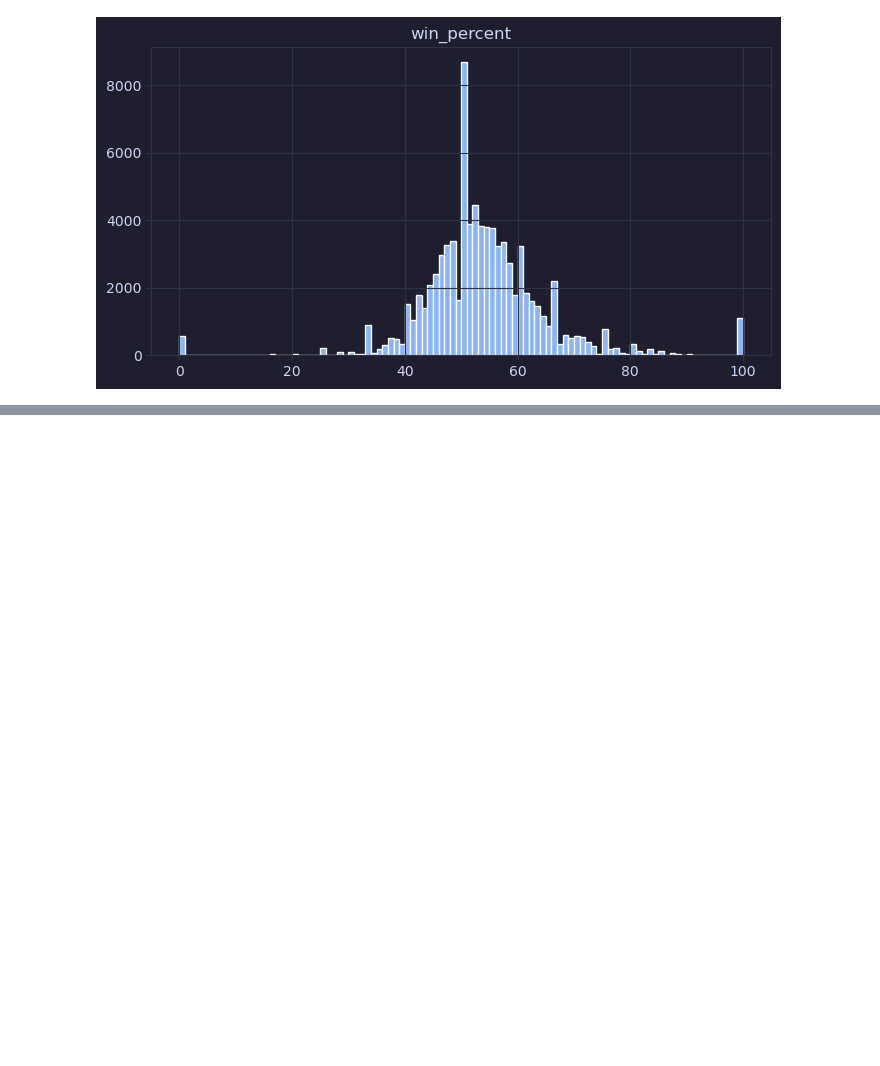
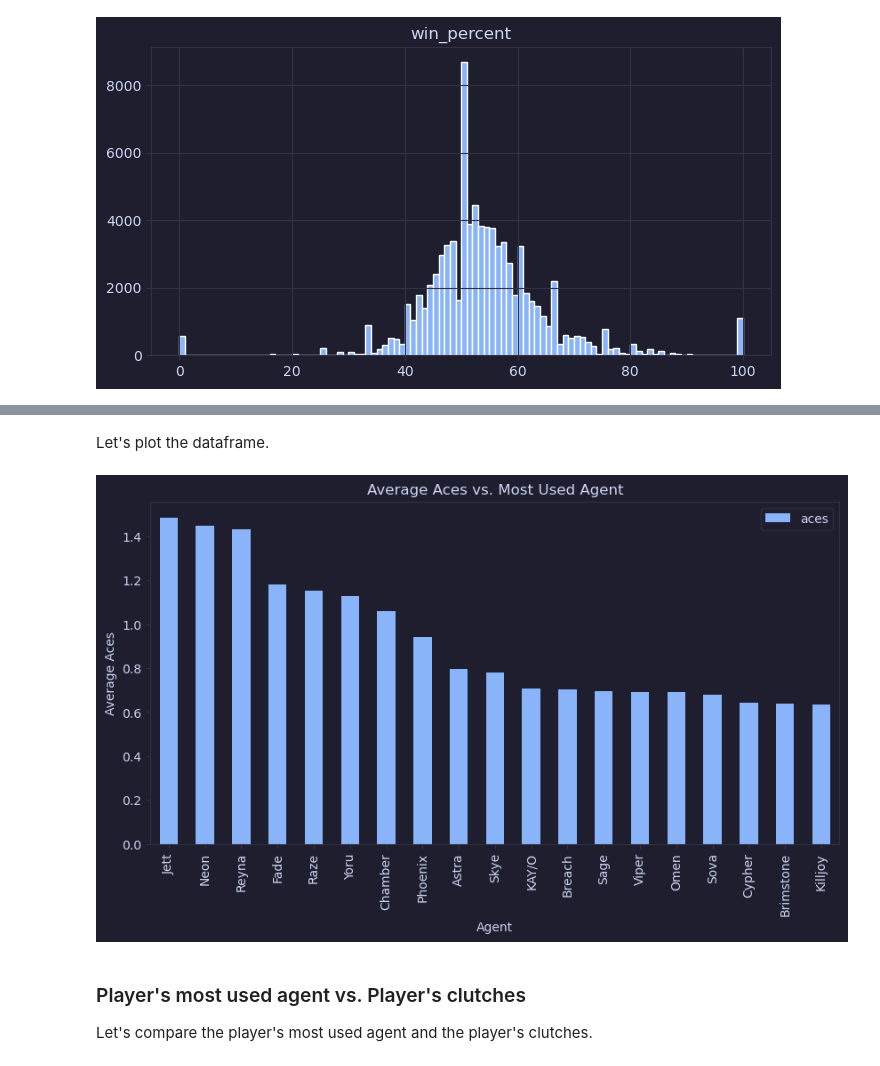
Before and after one commit to grahamogatia/valorant-statistical-modelling, a Jupyter notebook: [CSMODEL] Project - Case Study.ipynb, the cells around one changed output, grey strips where cells are left out. Drawn from its saved outputs; the diff is of its cells as text; code cells hidden in the pictures; blank space fills up the shorter version.

```diff
--- a/[CSMODEL] Project - Case Study.ipynb
+++ b/[CSMODEL] Project - Case Study.ipynb
@@ -750,0 +755,4 @@ plt.show()
+# %%
+# Create a dataframe with the columns 'agent_1' and 'aces'
+agent_aces_df = val_df[['agent_1', 'aces']]
+agent_aces_df
@@ -750,0 +775,4 @@ plt.show()
+# %%
+# Group the dataframe by 'agent_1' and get the mean of 'aces'
+agent_aces_df = agent_aces_df.groupby('agent_1').mean()
+agent_aces_df
@@ -750,0 +800,4 @@ plt.show()
+# %%
+# Sort the dataframe by 'aces' in descending order
+agent_aces_df = agent_aces_df.sort_values(by='aces', ascending=False)
+agent_aces_df
@@ -750,0 +823,14 @@ plt.show()
+# %% [markdown]
+Let's plot the dataframe.
+# %%
+# Plot the dataframe
+agent_aces_df.plot.bar(figsize=(10, 5))
+plt.xlabel('Agent')
+plt.ylabel('Average Aces')
+plt.title('Average Aces vs. Most Used Agent')
+plt.show()
+# %% [output]
+[figure, added]
+# %% [markdown]
+### Player's most used agent vs. Player's clutches
+Let's compare the player's most used agent and the player's clutches.
```
Also changed, not shown: parts of 20 cells of this notebook.
